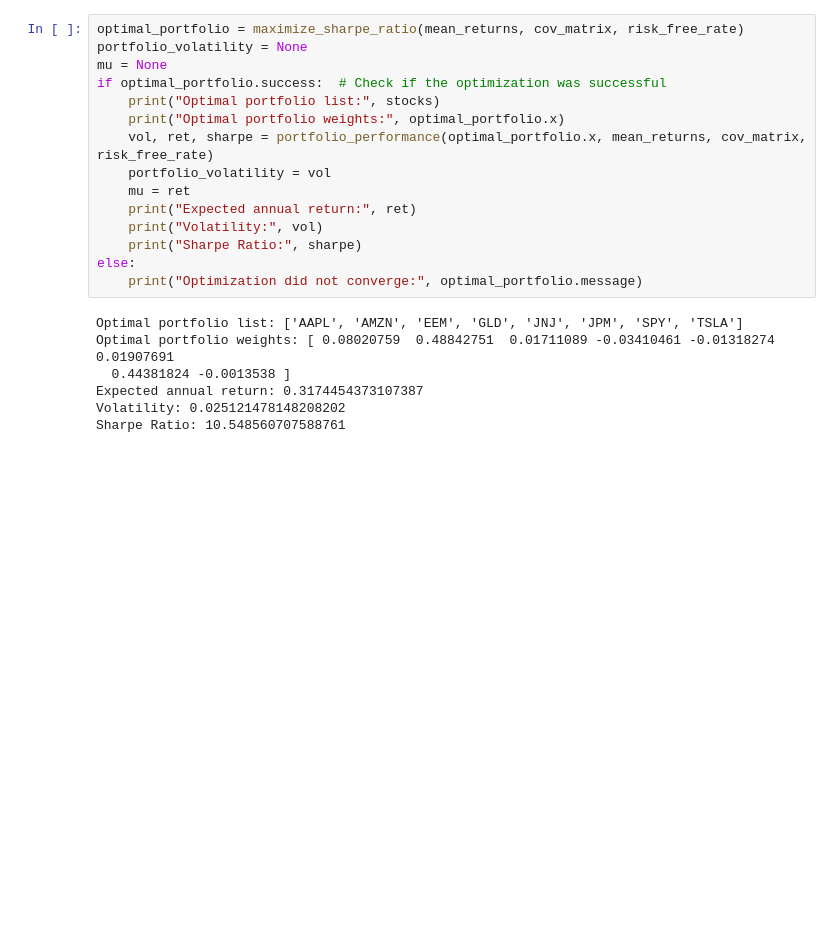
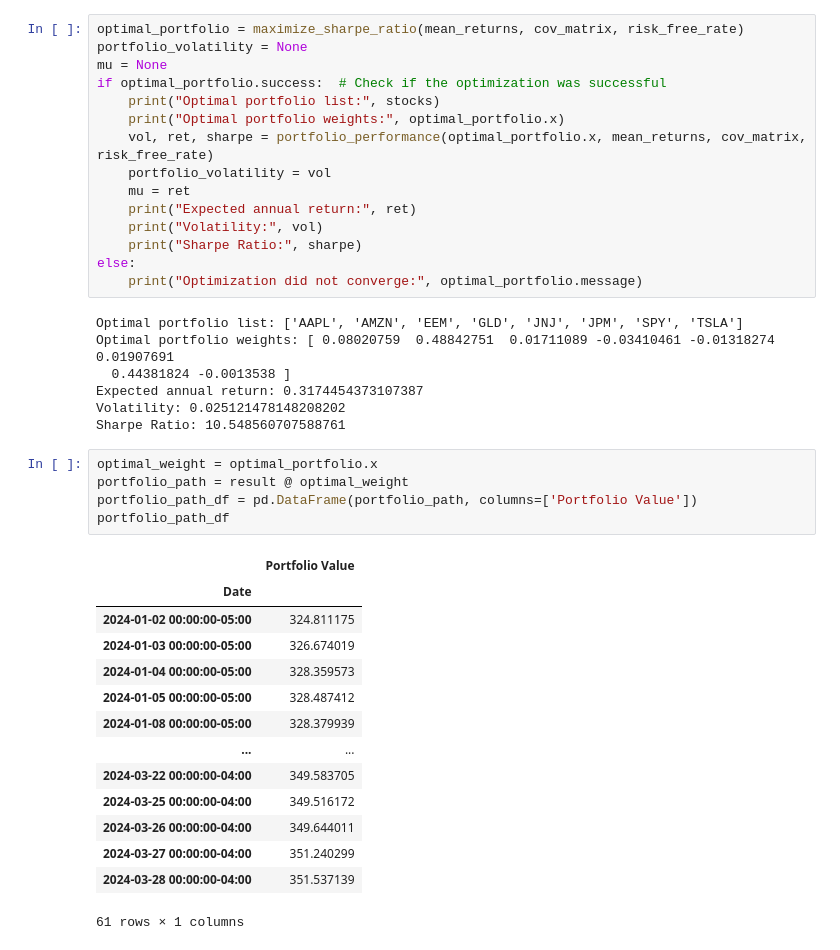
Before and after one commit to Go1vf/Portfolio-Simulation-Surgery, a Jupyter notebook: src/main.ipynb, the cells around one changed output. Cells and saved outputs as stored; diff of their text form; blank space fills up the shorter version.

```diff
--- a/src/main.ipynb
+++ b/src/main.ipynb
@@ -198,3 +198,23 @@ Optimal portfolio weights: [ 0.08020759  0.48842751  0.01711089 -0.03410461 -0.0
 Expected annual return: 0.3174454373107387
 Volatility: 0.025121478148208202
 Sharpe Ratio: 10.548560707588761
+# %%
+optimal_weight = optimal_portfolio.x
+portfolio_path = result @ optimal_weight
+portfolio_path_df = pd.DataFrame(portfolio_path, columns=['Portfolio Value'])
+portfolio_path_df
+# %% [output]
+|  | Portfolio Value |
+| Date |  |
+| 2024-01-02 00:00:00-05:00 | 324.811175 |
+| 2024-01-03 00:00:00-05:00 | 326.674019 |
+| 2024-01-04 00:00:00-05:00 | 328.359573 |
+| 2024-01-05 00:00:00-05:00 | 328.487412 |
+| 2024-01-08 00:00:00-05:00 | 328.379939 |
+| ... | ... |
+| 2024-03-22 00:00:00-04:00 | 349.583705 |
+| 2024-03-25 00:00:00-04:00 | 349.516172 |
+| 2024-03-26 00:00:00-04:00 | 349.644011 |
+| 2024-03-27 00:00:00-04:00 | 351.240299 |
+| 2024-03-28 00:00:00-04:00 | 351.537139 |
+61 rows × 1 columns
```
Also changed, not shown: parts of 3 cells of this notebook, 11 other files.
